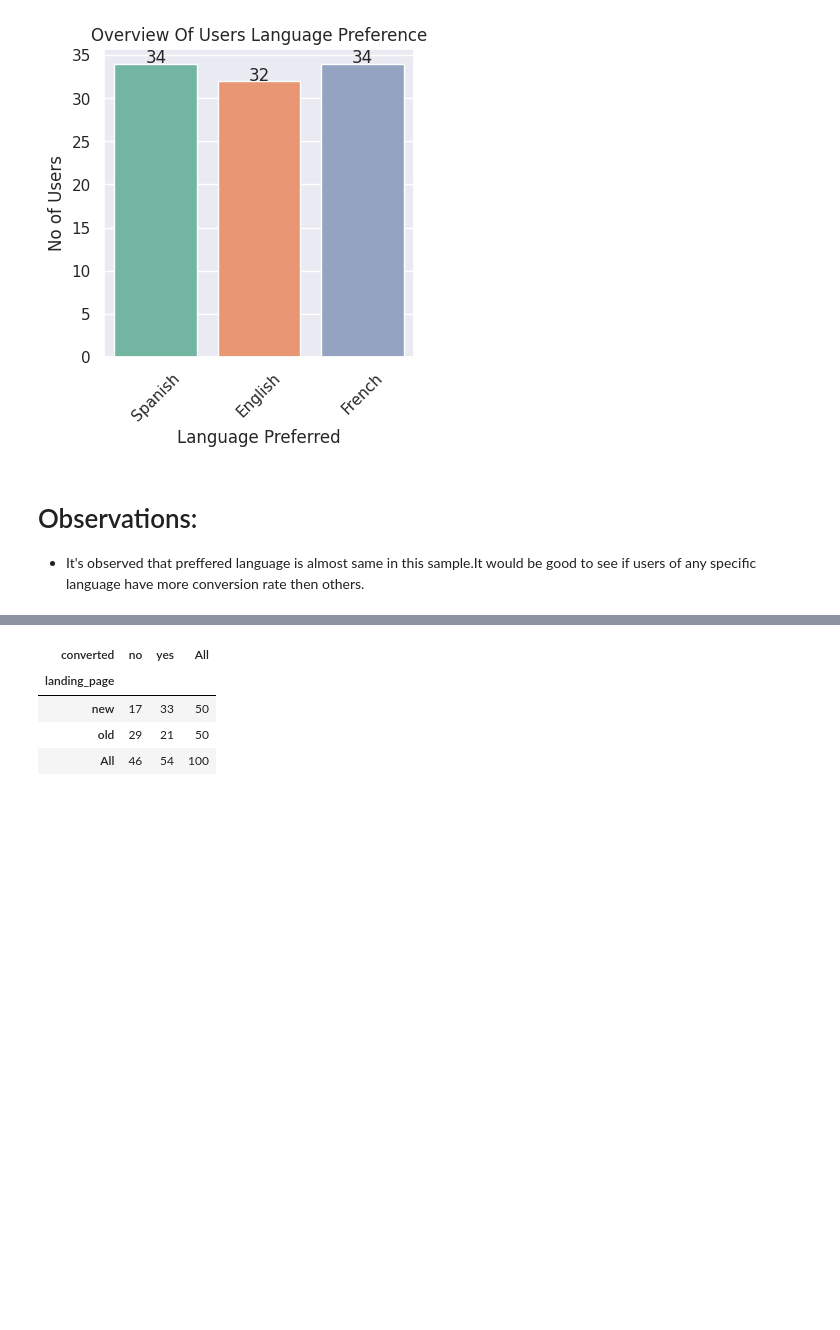
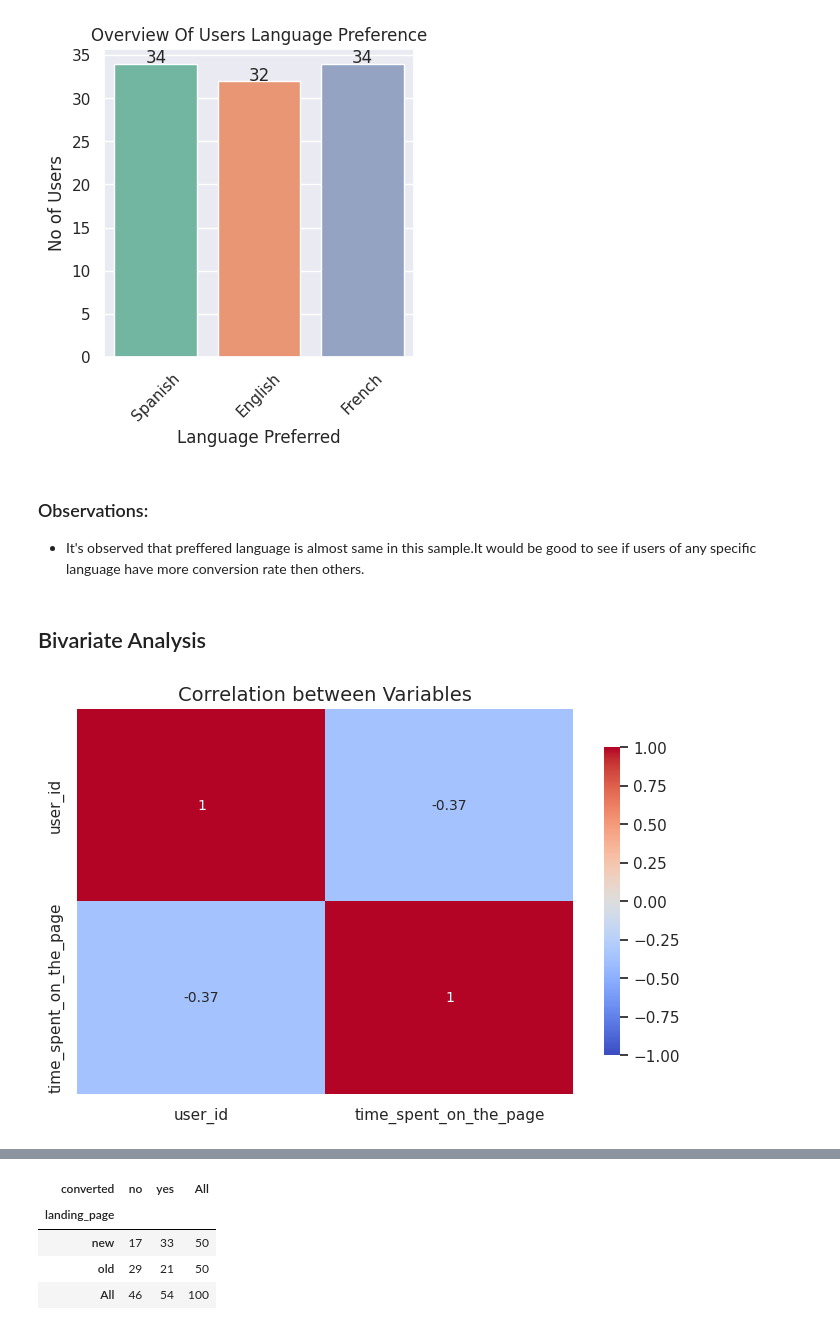
Before and after one commit to Rajesh2015/E-news-Express-Project, a Jupyter notebook: E-news Express Project Solution.ipynb, the cells around one changed output, grey strips where cells are left out. Drawn from its saved outputs; the diff is of its cells as text; code cells hidden in the pictures; blank space fills up the shorter version.

```diff
--- a/E-news Express Project Solution.ipynb
+++ b/E-news Express Project Solution.ipynb
@@ -379,5 +373,15 @@ plt.show()
 # %% [output]
 [figure]
 # %% [markdown]
-# Observations:
+### Observations:
 - It's observed that preffered language is almost same in this sample.It would be good to see if users of any specific language have more conversion rate then others.
+# %% [markdown]
+## Bivariate Analysis
+# %%
+# Correalton between numerical variables
+plt.figure(figsize=(8, 5))
+axis = sns.heatmap(df.corr(numeric_only=True), annot=True, vmin=-1, vmax=1, cmap='coolwarm', annot_kws={'size': 10}, cbar_kws={'shrink': 0.8})
+axis.set_title('Correlation between Variables', fontsize=14)
+plt.show()
+# %% [output]
+[figure, added]
```
Also changed, not shown: parts of 26 cells of this notebook.
